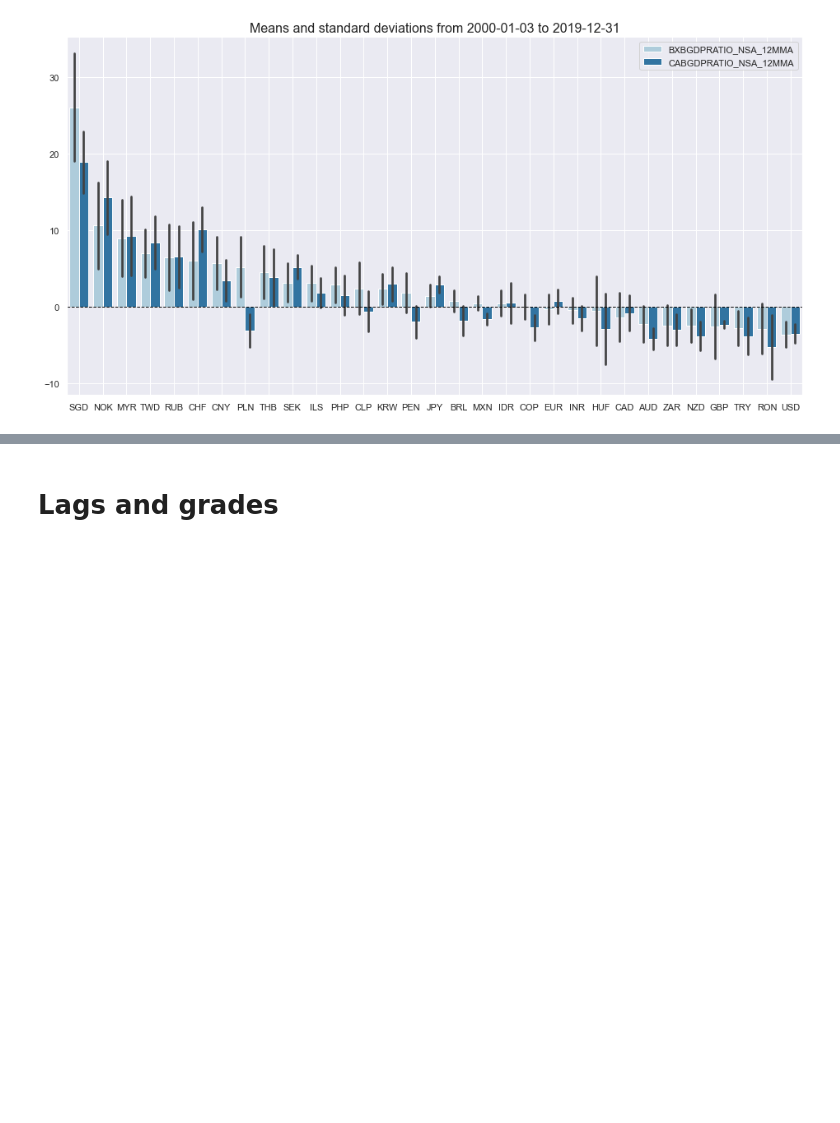
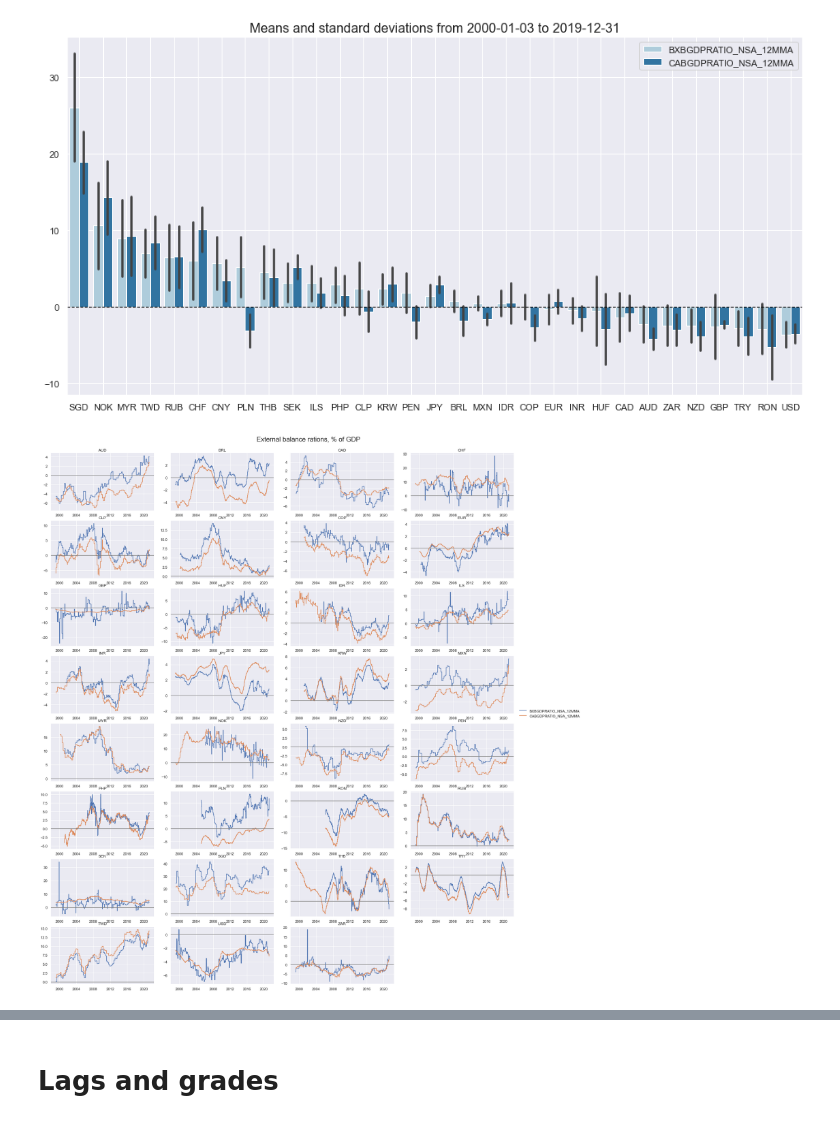
Before and after one commit to macrosynergy/macrosynergy, a Jupyter notebook: notebooks/reviews/quantamental/test.ipynb, the cells around one changed output, grey strips where cells are left out. Saved outputs shown, nothing was run; the diff lists cells and outputs as text; code cells hidden in the pictures; blank space fills up the shorter version.

Commit message:
final first version of view_timelines

```diff
--- a/notebooks/reviews/quantamental/test.ipynb
+++ b/notebooks/reviews/quantamental/test.ipynb
@@ -138,0 +93,6 @@ view_ranges(dfd, xcats=xcats_sel, cids=cids_exp, sort_cids_by='mean', start = '2
+# %%
+xcats_sel = ['BXBGDPRATIO_NSA_12MMA', 'CABGDPRATIO_NSA_12MMA']
+view_timelines(dfd, xcats=xcats_sel, cids=cids_exp, start='2000-01-01', title="External balance rations, % of GDP",
+                   ncol=4, same_y=False, size=(12, 7), aspect=1.7)
+# %% [output]
+[figure, added]
```
Also changed, not shown: parts of 5 cells of this notebook, 2 other files.
